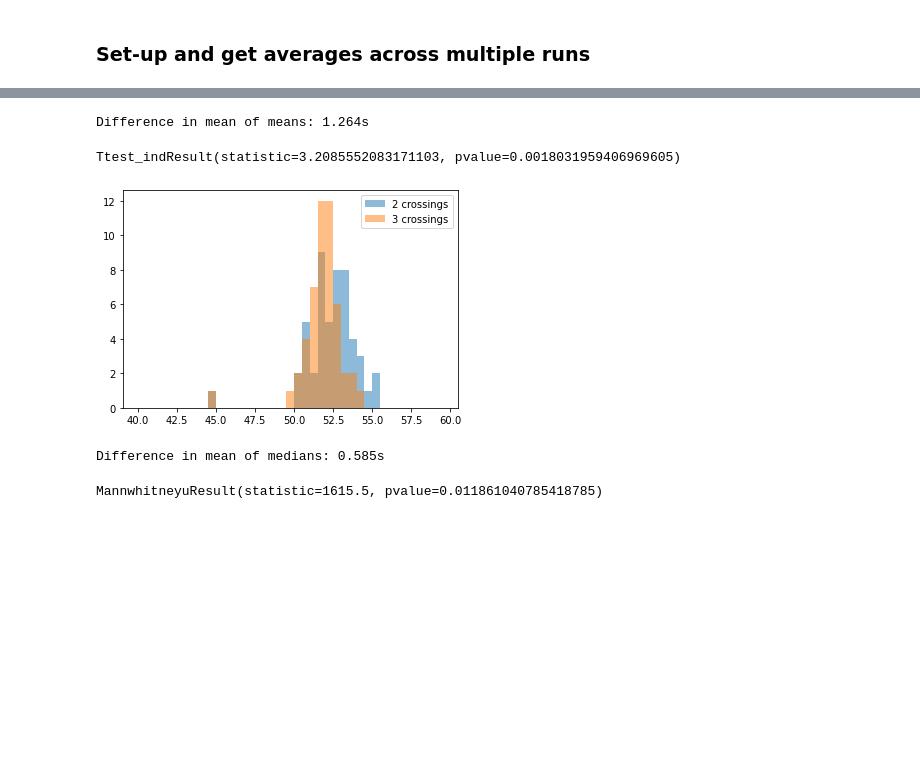
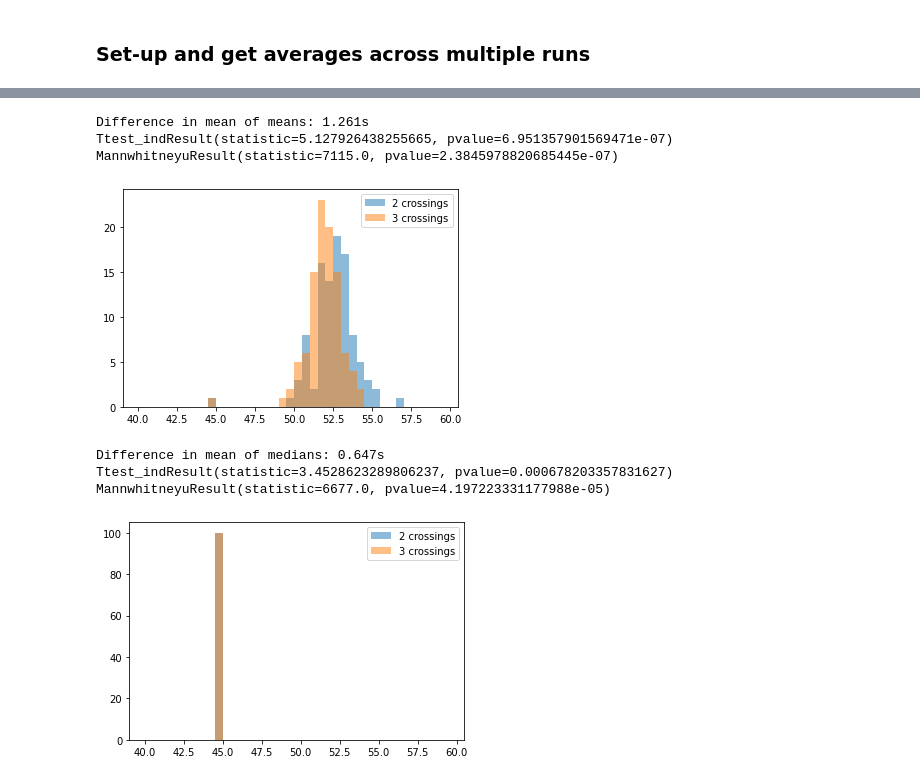
Before and after one commit to alan-turing-institute/zebra, a Jupyter notebook: analysis/analyse_results.ipynb, the cells around one changed output, grey strips where cells are left out. Cells and saved outputs as stored; diff of their text form; code cells hidden in the pictures; blank space fills up the shorter version.

```diff
--- a/analysis/analyse_results.ipynb
+++ b/analysis/analyse_results.ipynb
@@ -145,24 +169,43 @@ plt.show()
 from scipy.stats import ttest_ind, mannwhitneyu
 
 print(f"Difference in mean of means: {np.mean(means2)-np.mean(means3):.3f}s")
-ttest_ind(means2, means3)
+print(ttest_ind(means2, means3))
+print(mannwhitneyu(means2, means3))
 # %% [output]
-Difference in mean of means: 1.264s
+Difference in mean of means: 1.261s
+Ttest_indResult(statistic=5.127926438255665, pvalue=6.951357901569471e-07)
+MannwhitneyuResult(statistic=7115.0, pvalue=2.3845978820685445e-07)
-Ttest_indResult(statistic=3.2085552083171103, pvalue=0.0018031959406969605)
 # %%
 # Compare medians
+medians2 = dfs2.groupby("seed")["transit"].quantile(0.5)
+medians3 = dfs3.groupby("seed")["transit"].quantile(0.5)
+
 bins = np.arange(40, 60, 0.5)
 plt.hist(medians2, bins=bins, alpha=alpha, label="2 crossings")
 plt.hist(medians3, bins=bins, alpha=alpha, label="3 crossings")
 plt.legend()
 plt.show()
 # %% [output]
-[figure, old version]
+[figure, new version]
 # %%
 from scipy.stats import ttest_ind, mannwhitneyu
 
 print(f"Difference in mean of medians: {np.mean(medians2)-np.mean(medians3):.3f}s")
-mannwhitneyu(medians2, medians3)
+print(ttest_ind(medians2, medians3))
+print(mannwhitneyu(medians2, medians3))
 # %% [output]
-Difference in mean of medians: 0.585s
+Difference in mean of medians: 0.647s
+Ttest_indResult(statistic=3.4528623289806237, pvalue=0.000678203357831627)
+MannwhitneyuResult(statistic=6677.0, pvalue=4.197223331177988e-05)
-MannwhitneyuResult(statistic=1615.5, pvalue=0.011861040785418785)
+# %%
+# Compare top 10%
+p5_2 = dfs2.groupby("seed")["transit"].quantile(0.1)
+p5_3 = dfs3.groupby("seed")["transit"].quantile(0.1)
+
+bins = np.arange(40, 60, 0.5)
+plt.hist(p5_2, bins=bins, alpha=alpha, label="2 crossings")
+plt.hist(p5_3, bins=bins, alpha=alpha, label="3 crossings")
+plt.legend()
+plt.show()
+# %% [output]
+[figure, added]
```
Also changed, not shown: parts of 9 cells of this notebook, 1 other file.
